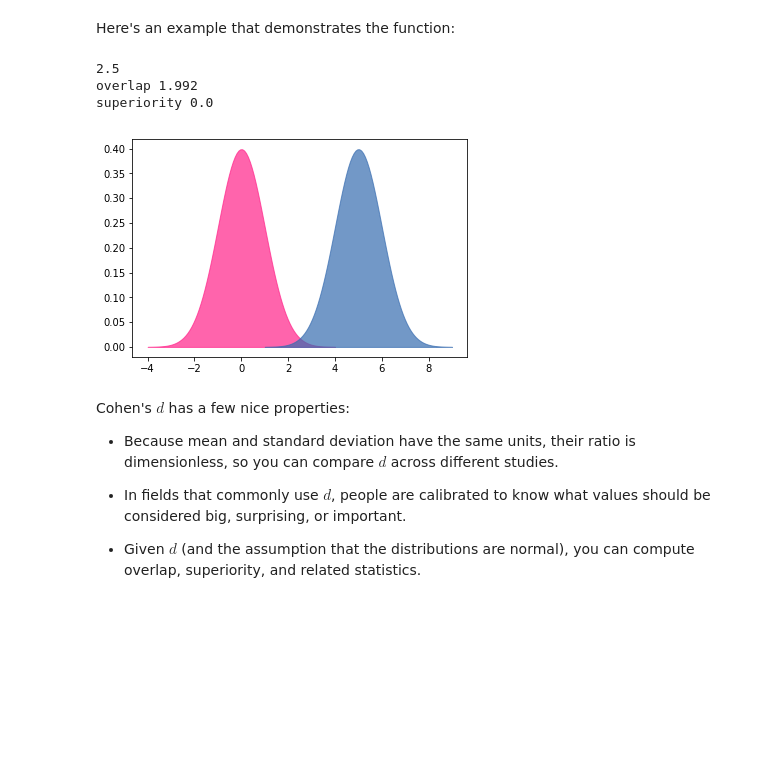
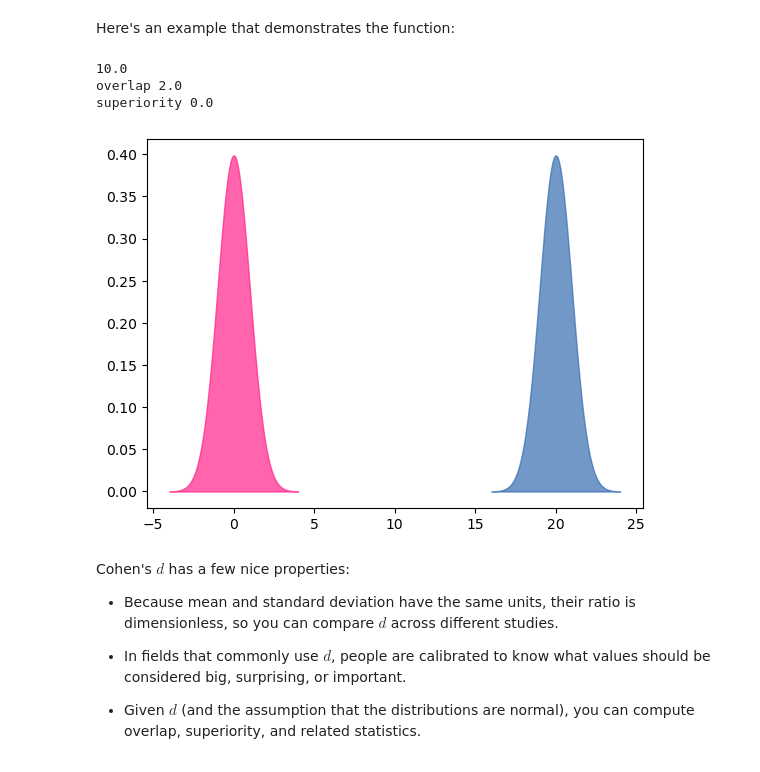
Before and after one commit to lthudson42/dsc-effect-sizes, a Jupyter notebook: index.ipynb, the cells around one changed output. Drawn from its saved outputs; the diff is of its cells as text; code cells hidden in the pictures; blank space fills up the shorter version.

```diff
--- a/index.ipynb
+++ b/index.ipynb
@@ -434,13 +434,13 @@ def plot_pdfs(cohen_d=2):
 # %% [markdown]
 Here's an example that demonstrates the function:
 # %%
-plot_pdfs(5)
+plot_pdfs(20)
 # Try changing the d value and observe the effect on the outcome below
 # %% [output]
-2.5
-overlap 1.992
+10.0
+overlap 2.0
 superiority 0.0
-[figure, old version]
+[figure, new version]
 # %% [markdown]
 Cohen's $d$ has a few nice properties:
 
```
Also changed, not shown: parts of 2 cells of this notebook.
